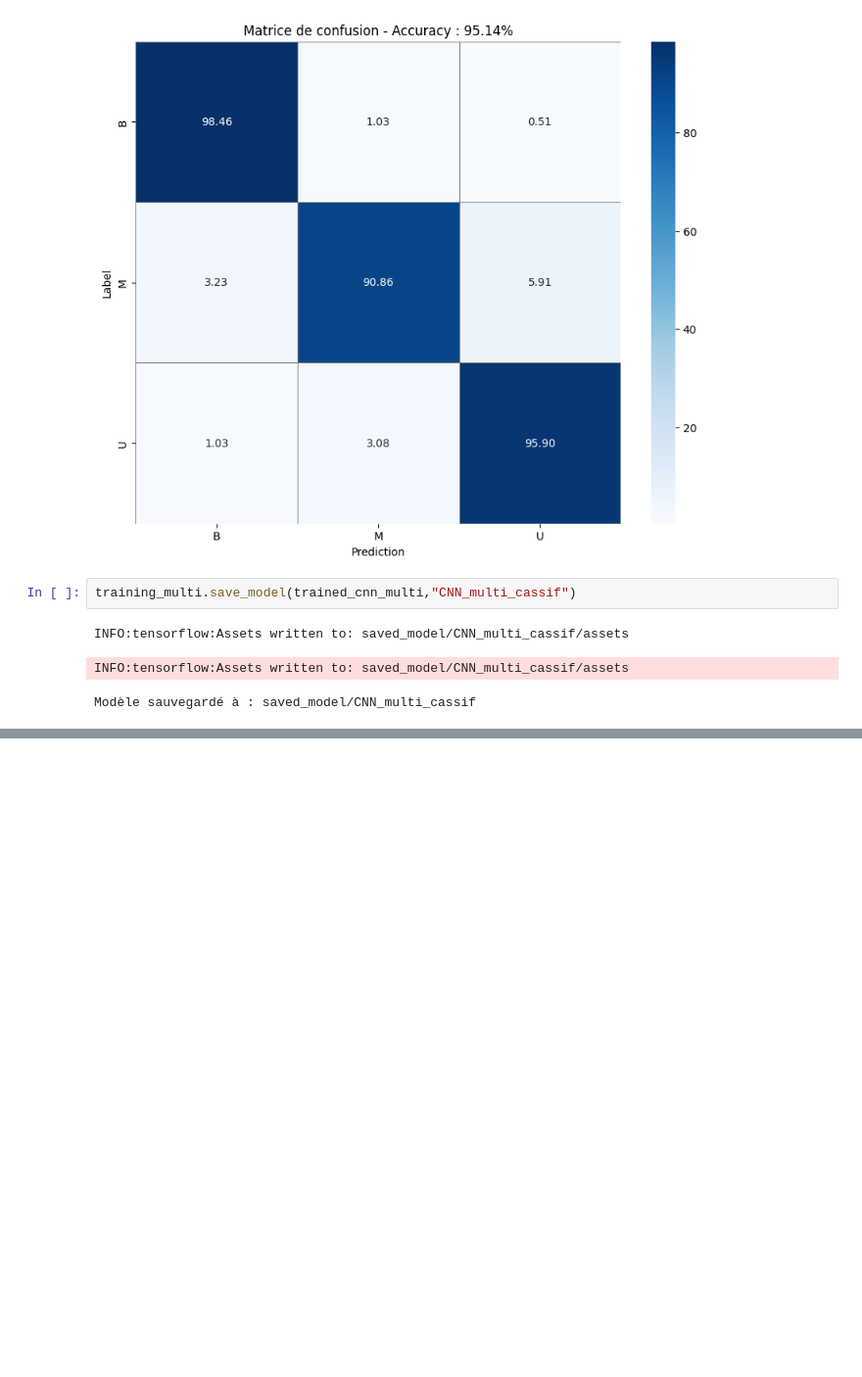
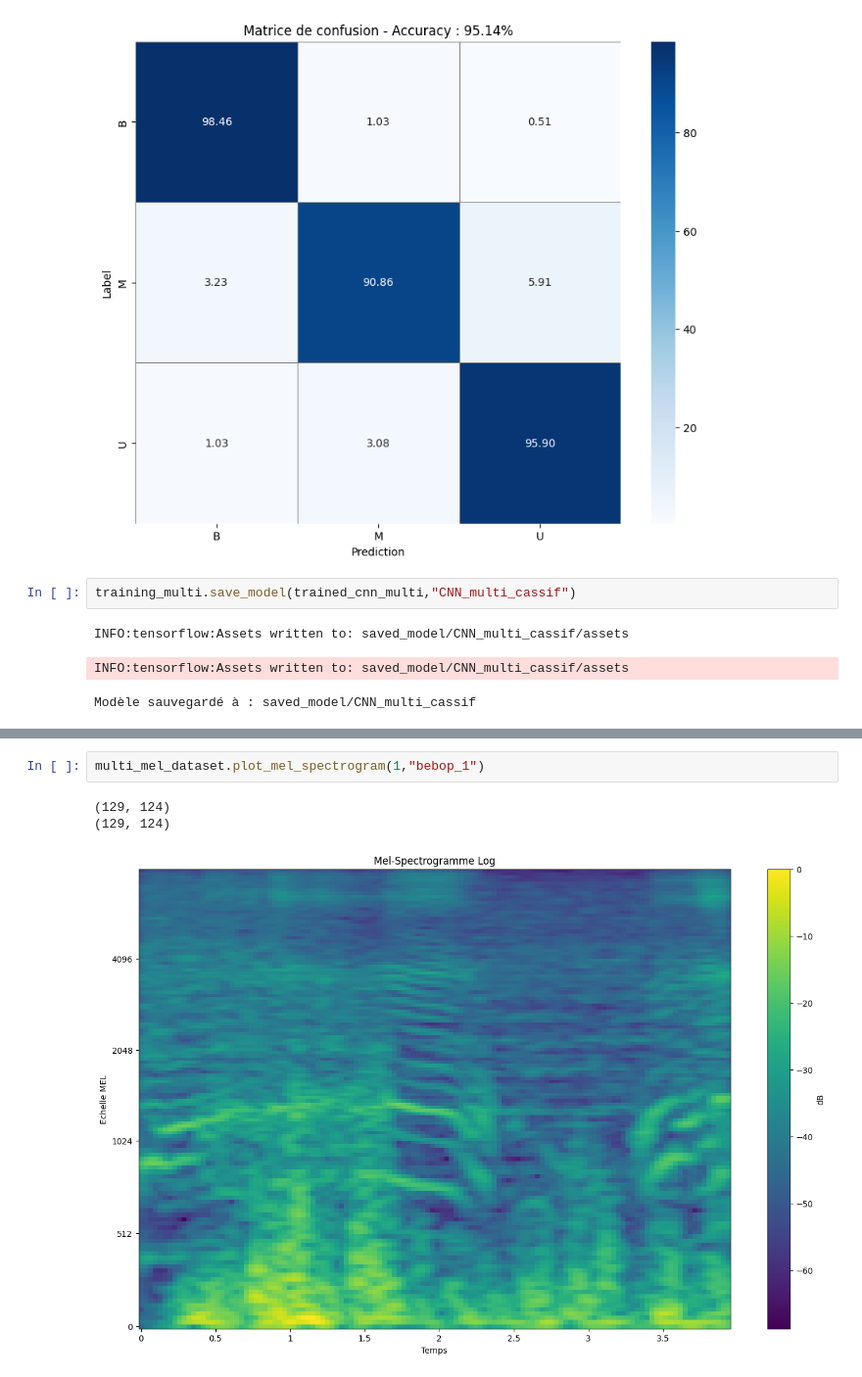
Before and after one commit to RaphaELGrisel/Drone_Audio_Classification, a Jupyter notebook: notebooks/Multi_classification.ipynb, the cells around one changed output, grey strips where cells are left out. Shown at 98% size. Drawn from its saved outputs; the diff is of its cells as text; blank space fills up the shorter version.

```diff
--- a/notebooks/Multi_classification.ipynb
+++ b/notebooks/Multi_classification.ipynb
@@ -210,0 +221,6 @@ Modèle sauvegardé à : saved_model/CNN_multi_cassif
+# %%
+multi_mel_dataset.plot_mel_spectrogram(1,"bebop_1")
+# %% [output]
+(129, 124)
+(129, 124)
+[figure, added]
```
Also changed, not shown: parts of 10 cells of this notebook, 1 other file.
